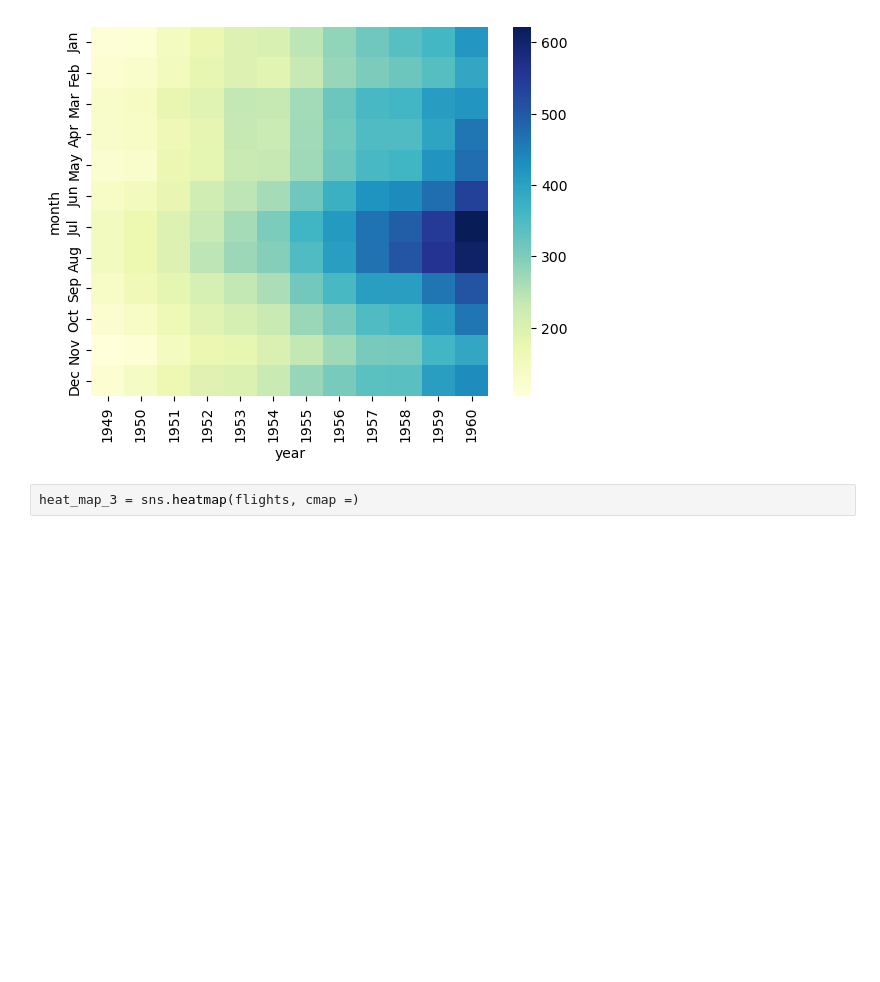
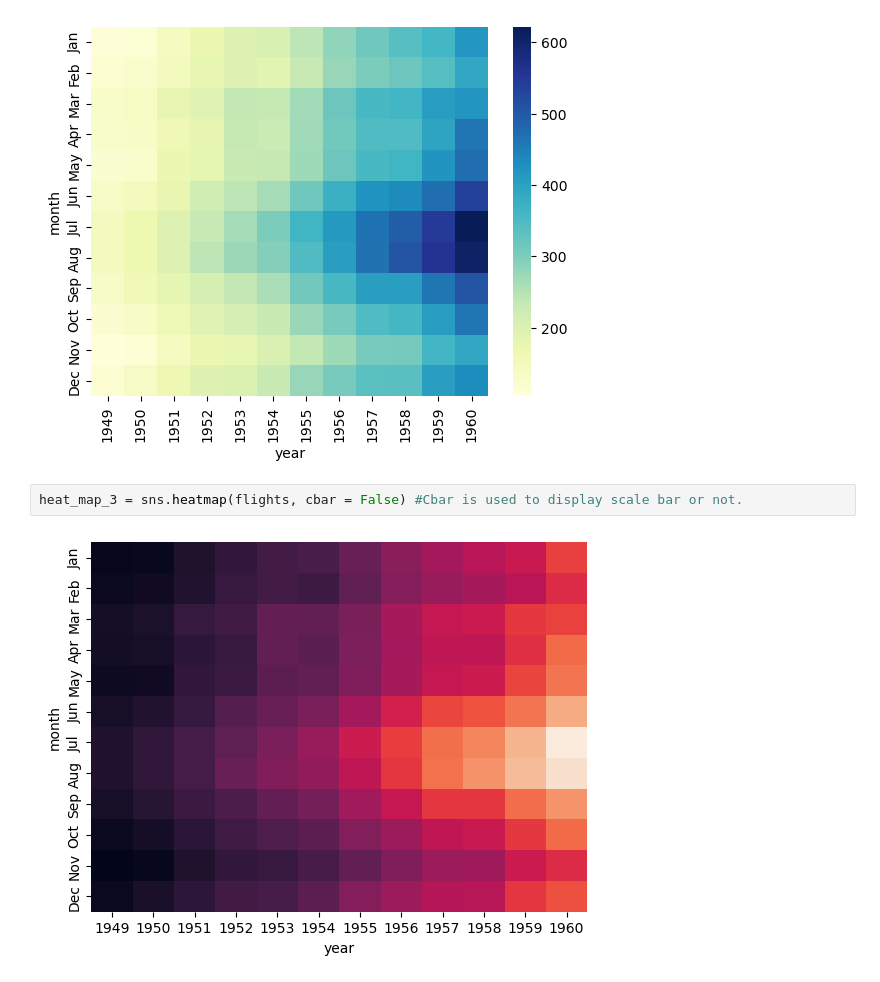
Before and after one commit to aaditya-pdgupta/Python_Course, a Jupyter notebook: Heat_Map_2.ipynb, the cells around one changed output. Drawn from its saved outputs; the diff is of its cells as text; blank space fills up the shorter version.

```diff
--- a/Heat_Map_2.ipynb
+++ b/Heat_Map_2.ipynb
@@ -21,4 +21,6 @@ heat_map_2 = sns.heatmap(flights, cmap = 'YlGnBu') # cmap is used to define the
 # %% [output]
 [figure]
 # %%
-heat_map_3 = sns.heatmap(flights, cmap =)
+heat_map_3 = sns.heatmap(flights, cbar = False) #Cbar is used to display scale bar or not.
+# %% [output]
+[figure, added]
```
